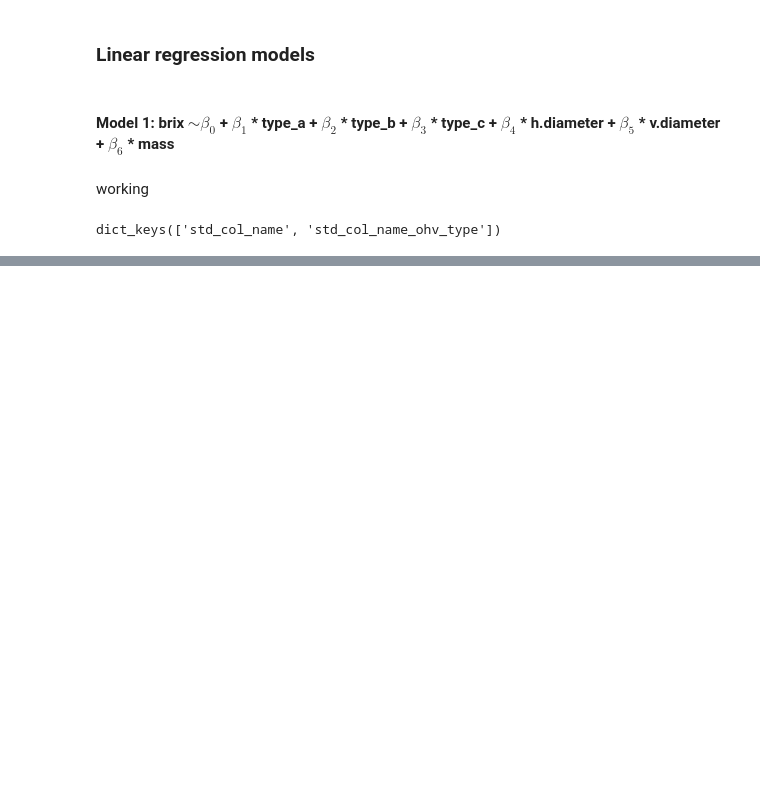
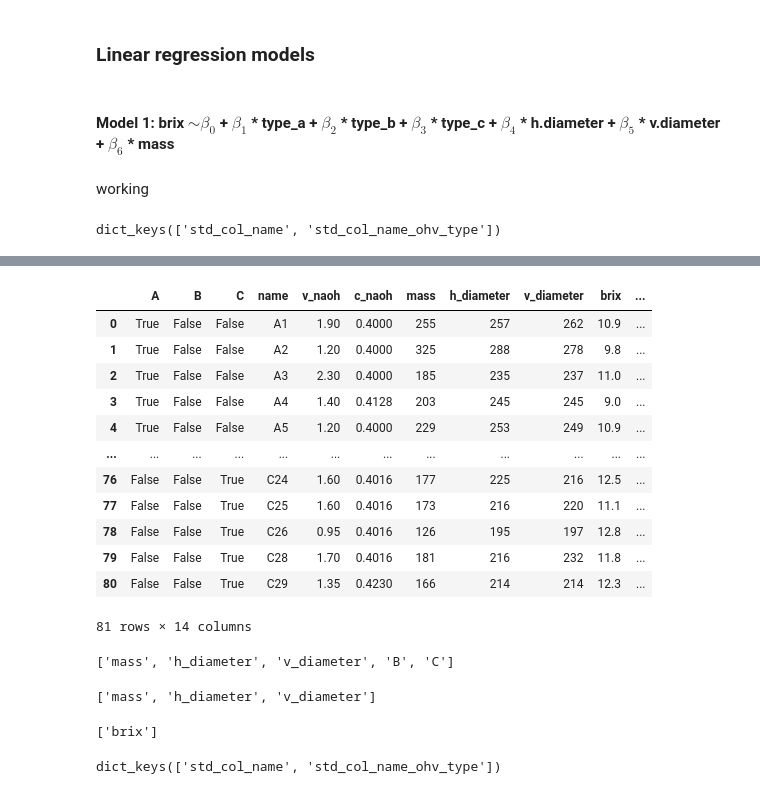
Before and after one commit to DucTrung1802/DS, a Jupyter notebook: Orange/orange.ipynb, the cells around one changed output, grey strips where cells are left out. Cells and saved outputs as stored; diff of their text form; code cells hidden in the pictures; blank space fills up the shorter version.

```diff
--- a/Orange/orange.ipynb
+++ b/Orange/orange.ipynb
@@ -869,0 +880,33 @@ result_frame.save_result("result.xlsx")
+# %%
+list_dataset["std_col_name_ohv_type"].get_dataframe()
+# %% [output]
+|  | A | B | C | name | v_naoh | c_naoh | mass | h_diameter | v_diameter | brix | ... |
+| 0 | True | False | False | A1 | 1.90 | 0.4000 | 255 | 257 | 262 | 10.9 | ... |
+| 1 | True | False | False | A2 | 1.20 | 0.4000 | 325 | 288 | 278 | 9.8 | ... |
+| 2 | True | False | False | A3 | 2.30 | 0.4000 | 185 | 235 | 237 | 11.0 | ... |
+| 3 | True | False | False | A4 | 1.40 | 0.4128 | 203 | 245 | 245 | 9.0 | ... |
+| 4 | True | False | False | A5 | 1.20 | 0.4000 | 229 | 253 | 249 | 10.9 | ... |
+| ... | ... | ... | ... | ... | ... | ... | ... | ... | ... | ... | ... |
+| 76 | False | False | True | C24 | 1.60 | 0.4016 | 177 | 225 | 216 | 12.5 | ... |
+| 77 | False | False | True | C25 | 1.60 | 0.4016 | 173 | 216 | 220 | 11.1 | ... |
+| 78 | False | False | True | C26 | 0.95 | 0.4016 | 126 | 195 | 197 | 12.8 | ... |
+| 79 | False | False | True | C28 | 1.70 | 0.4016 | 181 | 216 | 232 | 11.8 | ... |
+| 80 | False | False | True | C29 | 1.35 | 0.4230 | 166 | 214 | 214 | 12.3 | ... |
+81 rows × 14 columns
+# %%
+x_cols
+# %% [output]
+['mass', 'h_diameter', 'v_diameter', 'B', 'C']
+# %%
+x_cols_no_type = x_cols[:-2]
+x_cols_no_type
+# %% [output]
+['mass', 'h_diameter', 'v_diameter']
+# %%
+y_cols
+# %% [output]
+['brix']
+# %%
+list_dataset.keys()
+# %% [output]
+dict_keys(['std_col_name', 'std_col_name_ohv_type'])
```
Also changed, not shown: parts of 8 cells of this notebook.
